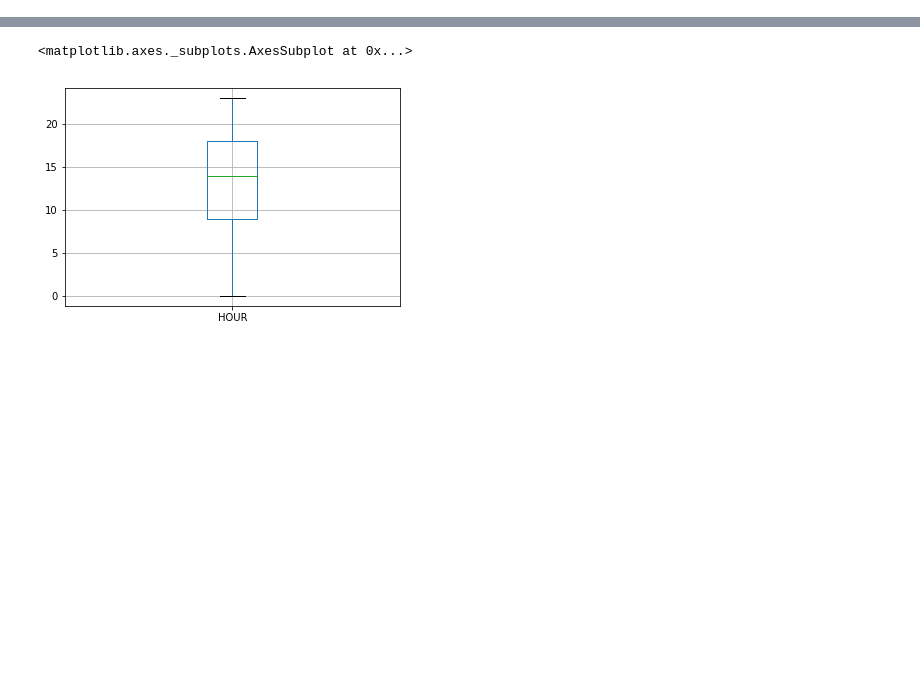
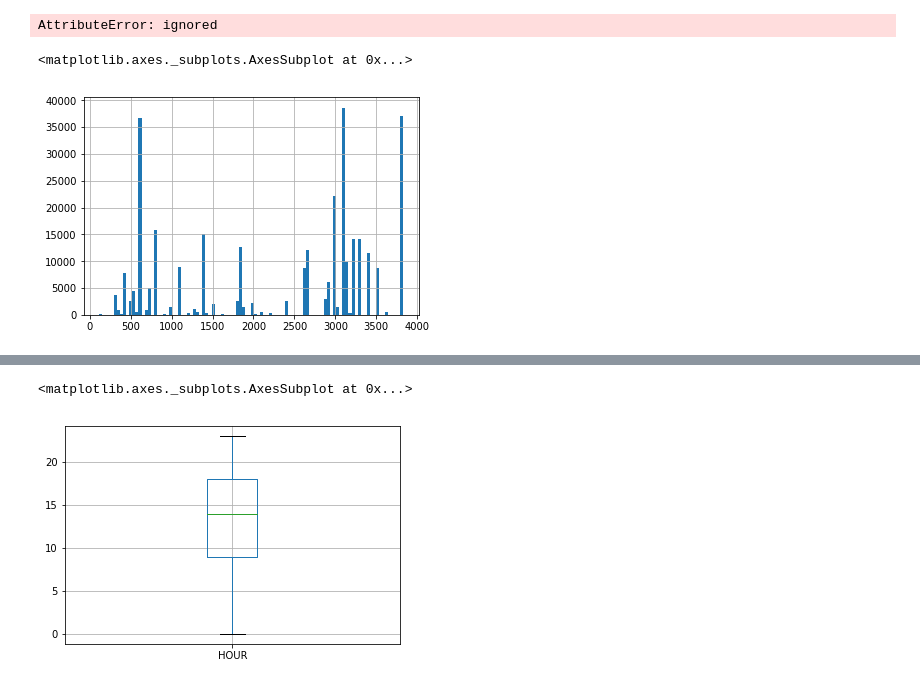
Before and after one commit to johnny080524/Assigement, a Jupyter notebook: Machine_Learning_Spring_32513_A2_ShenChuan_Lin.ipynb, the cells around one changed output, grey strips where cells are left out. Saved outputs shown, nothing was run; the diff lists cells and outputs as text; code cells hidden in the pictures; blank space fills up the shorter version.

```diff
--- a/Machine_Learning_Spring_32513_A2_ShenChuan_Lin.ipynb
+++ b/Machine_Learning_Spring_32513_A2_ShenChuan_Lin.ipynb
@@ -57,7 +112,7 @@ print (id)
 # %%
 downloaded = drive.CreateFile({'id':id})
-downloaded.GetContentFile('crime.csv')
-df3 = pd.read_csv('crime.csv')
+downloaded.GetContentFile('crime1.csv')
+df3 = pd.read_csv('crime1.csv')
 # Dataset is now stored in a Pandas Dataframe
 df3.head(10)
 # %% [output]
@@ -74,0 +146,4 @@ df3.head(10)
+# %%
+#Check and eventually remove duplicates.
+print(df3.shape, df3.drop_duplicates().shape)
+df3 = df3.drop_duplicates()
@@ -94,0 +319,14 @@ Name: REPORTING_AREA, Length: 879, dtype: int64
+# %%
+sns.catplot(y='vc',
+           kind='count',
+            height=10,
+            aspect=2,
+            order=df3.vc.value_counts().index,
+           data=df3)
+# %% [output]
+AttributeError: ignored
+# %%
+df3['OFFENSE_CODE'].hist(bins=100)
+# %% [output]
+<matplotlib.axes._subplots.AxesSubplot at 0x...>
+[figure, added]
```
Also changed, not shown: parts of 25 cells of this notebook.
